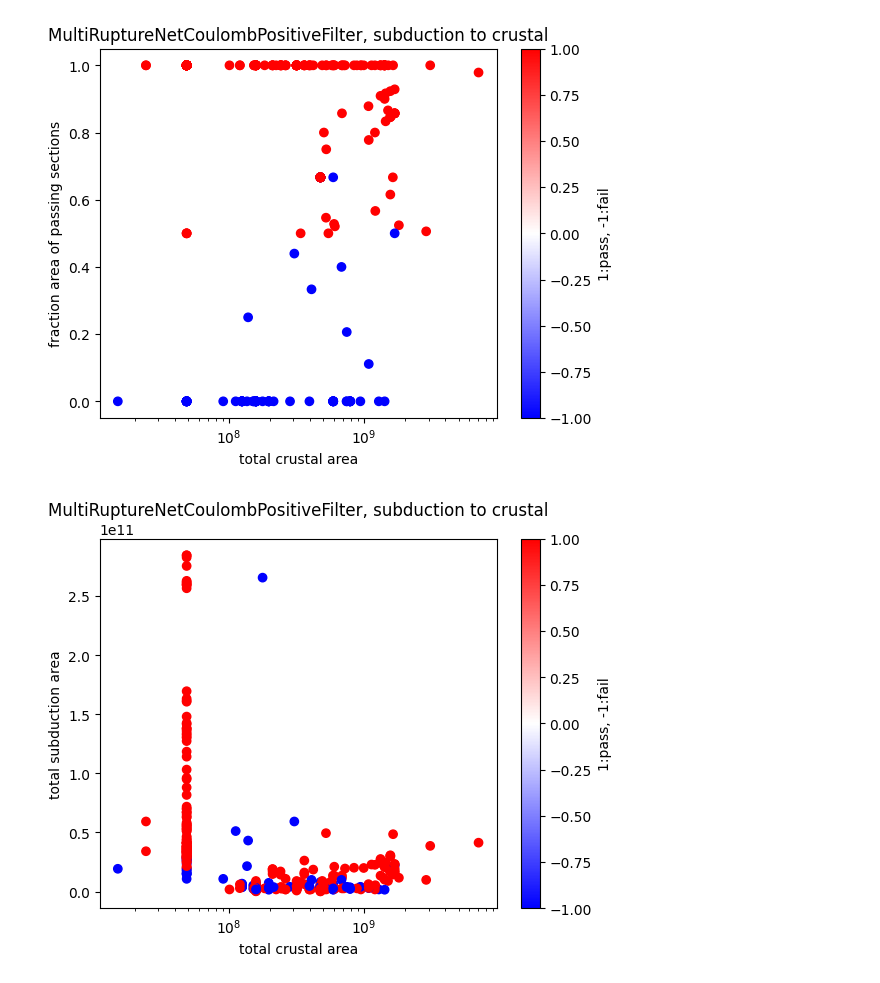
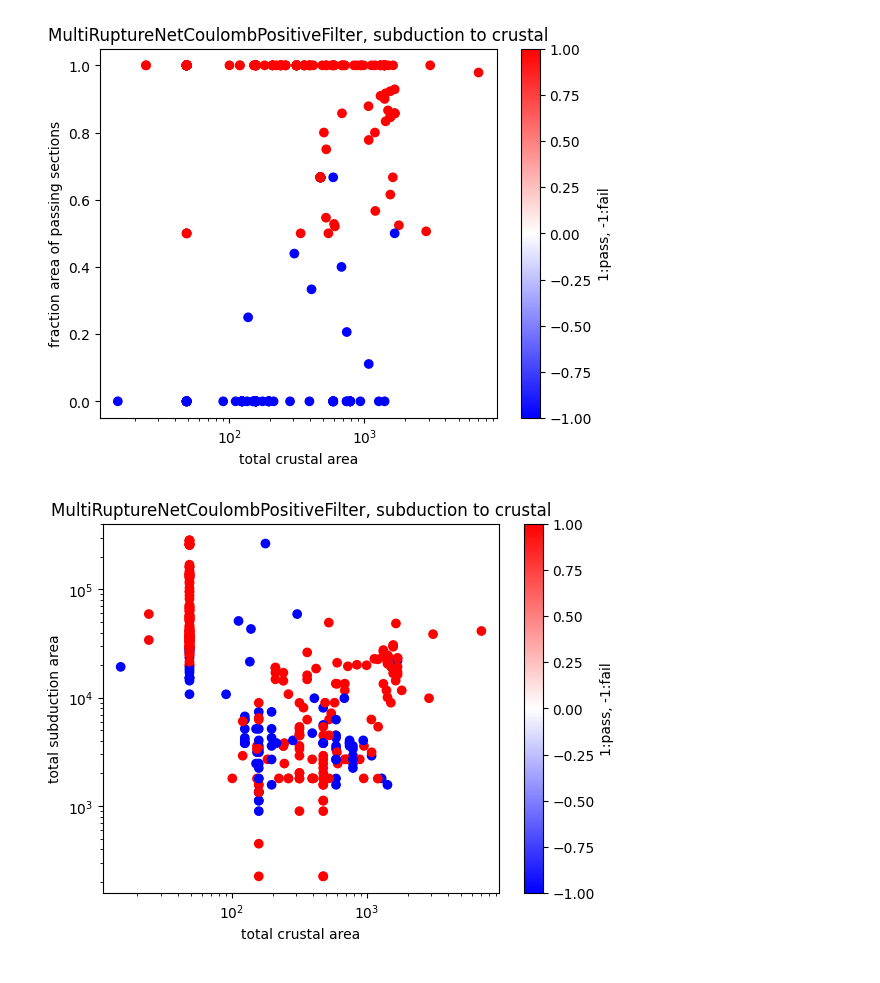
Before and after one commit to voj/science-playground, a Jupyter notebook: WORKDIR/coulomb-fractions.ipynb, the cells around one changed output. Cells and saved outputs as stored; diff of their text form; code cells hidden in the pictures.

```diff
--- a/WORKDIR/coulomb-fractions.ipynb
+++ b/WORKDIR/coulomb-fractions.ipynb
@@ -17,20 +17,23 @@ agg_calc = coulomb.filters.get(1).getAggCalc()
 threshold = coulomb.filters.get(1).getThreshold()
 # %%
 # Collect rupture stats
+
+sqk = 1.0/1000000
 
 def rupture_stats(ruptureId):
     sectionIds = rup_set.getSectionsIndicesForRup(ruptureId)
     rupture = [sections.get(s) for s in sectionIds]
     subduction = [s for s in rupture if "row:" in s.getSectionName()]
     crustal = [s for s in rupture if "row:" not in s.getSectionName()]
+   # print(crustal)
 
     return [
         # total area of crustal component
-        sum([s.getArea(False) for s in crustal]),
+        sum([s.getArea(False) * sqk  for s in crustal]),
         # total area of subduction component
-        sum([s.getArea(False) for s in subduction]),
+        sum([s.getArea(False) * sqk for s in subduction]),
         # area of passing target crustal sections
-        sum([s.getArea(False) for s in crustal if agg_calc.calc(subduction, [s]) >= threshold]),
+        sum([s.getArea(False) * sqk for s in crustal if agg_calc.calc(subduction, [s]) >= threshold]),
         # subduction->crustal stiffness, can be used to check if filter would pass
         sum([agg_calc.calc(subduction, crustal) for s in crustal])
     ]
@@ -71,15 +74,15 @@ plt.show()
 # %%
 x = np.array([cs for (cs, ss, ps, ok) in stats])
 y = np.array([ss for (cs, ss, ps, ok) in stats])
 values = np.array([1 if ok>0 else -1 for (cs, ss, ps, ok) in stats])
 plt.scatter(x, y, c=values, cmap="bwr")#, norm=colors.LogNorm())
 plt.title("MultiRuptureNetCoulombPositiveFilter, subduction to crustal")
 plt.ylabel("total subduction area")
-#plt.yscale('log')
+plt.yscale('log')
 plt.xlabel('total crustal area')
 plt.xscale('log')
 color_bar = plt.colorbar()
 color_bar.set_label("1:pass, -1:fail")
 plt.show()
 # %% [output]
-[figure, old version]
+[figure, new version]
```
Also changed, not shown: parts of 2 cells of this notebook, 1 other file.
